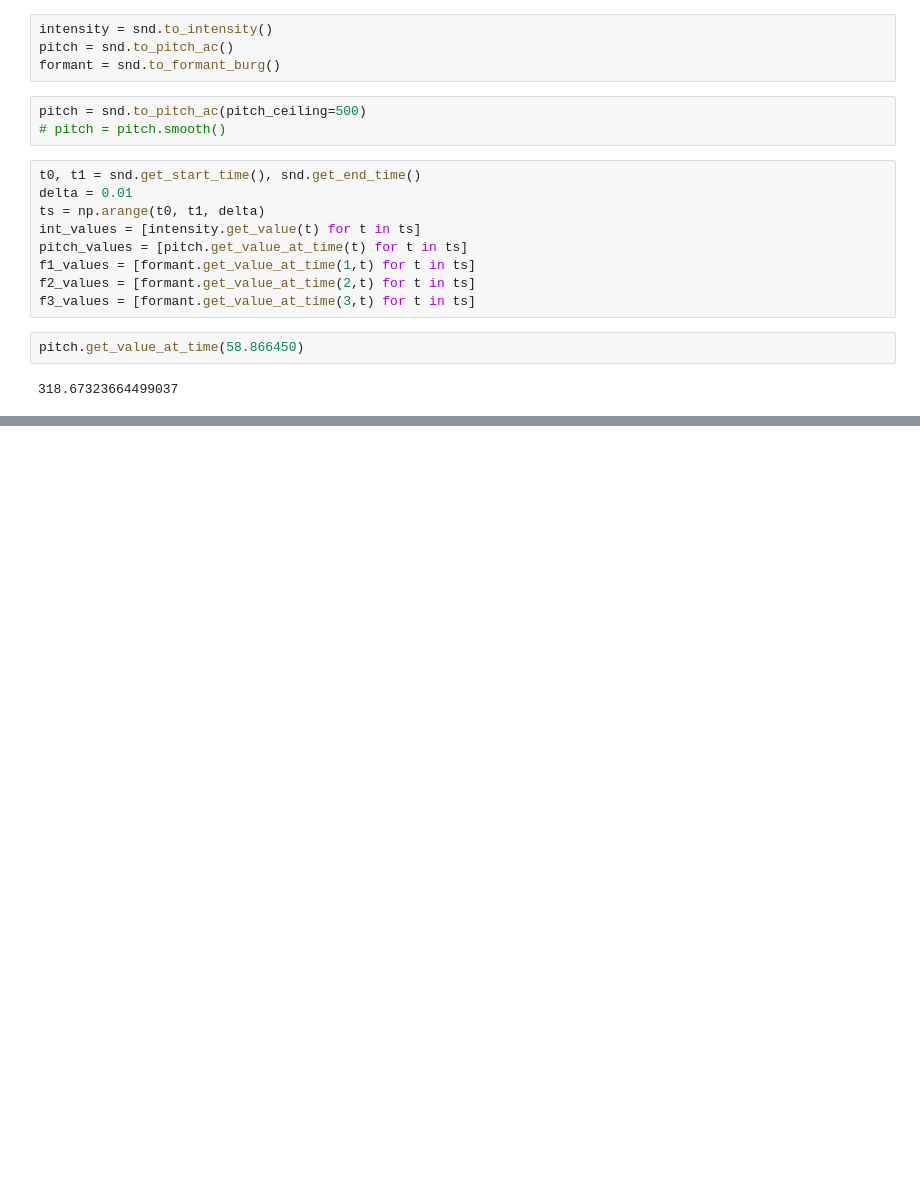
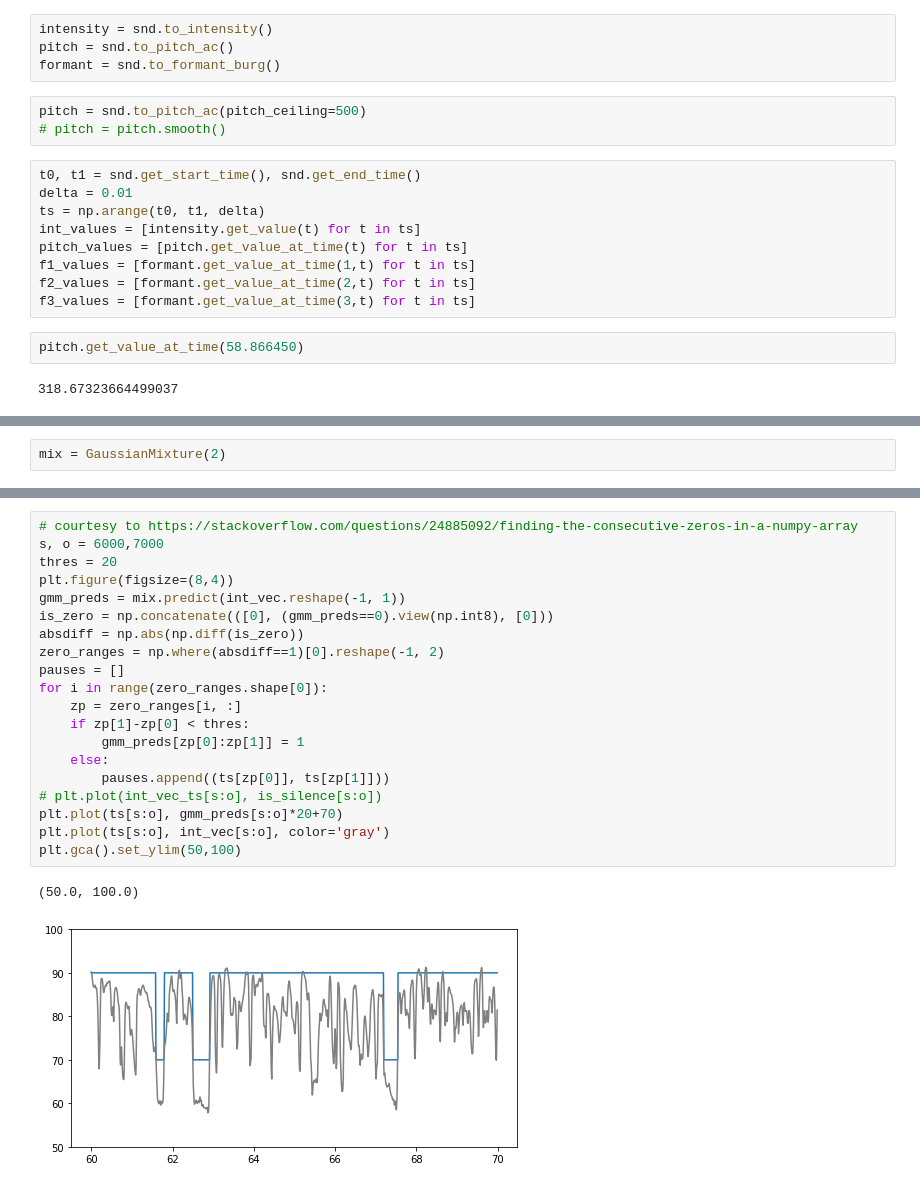
Before and after one commit to seantyh/reform, a Jupyter notebook: etc/speech/parselmouth.ipynb, the cells around one changed output, grey strips where cells are left out. Saved outputs shown, nothing was run; the diff lists cells and outputs as text; blank space fills up the shorter version.

```diff
--- a/etc/speech/parselmouth.ipynb
+++ b/etc/speech/parselmouth.ipynb
@@ -41,0 +64,2 @@ plt.plot(ts[s:o], f1_values[s:o])
+# %%
+mix = GaussianMixture(2)
@@ -41,0 +75,23 @@ plt.plot(ts[s:o], f1_values[s:o])
+# %%
+# courtesy to https://stackoverflow.com/questions/24885092/finding-the-consecutive-zeros-in-a-numpy-array
+s, o = 6000,7000
+thres = 20
+plt.figure(figsize=(8,4))
+gmm_preds = mix.predict(int_vec.reshape(-1, 1))
+is_zero = np.concatenate(([0], (gmm_preds==0).view(np.int8), [0]))
+absdiff = np.abs(np.diff(is_zero))
+zero_ranges = np.where(absdiff==1)[0].reshape(-1, 2)
+pauses = []
+for i in range(zero_ranges.shape[0]):
+    zp = zero_ranges[i, :]
+    if zp[1]-zp[0] < thres:
+        gmm_preds[zp[0]:zp[1]] = 1
+    else:
+        pauses.append((ts[zp[0]], ts[zp[1]]))
+# plt.plot(int_vec_ts[s:o], is_silence[s:o])
+plt.plot(ts[s:o], gmm_preds[s:o]*20+70)
+plt.plot(ts[s:o], int_vec[s:o], color='gray')
+plt.gca().set_ylim(50,100)
+# %% [output]
+(50.0, 100.0)
+[figure, added]
```
Also changed, not shown: parts of 9 cells of this notebook, 2 other files.
